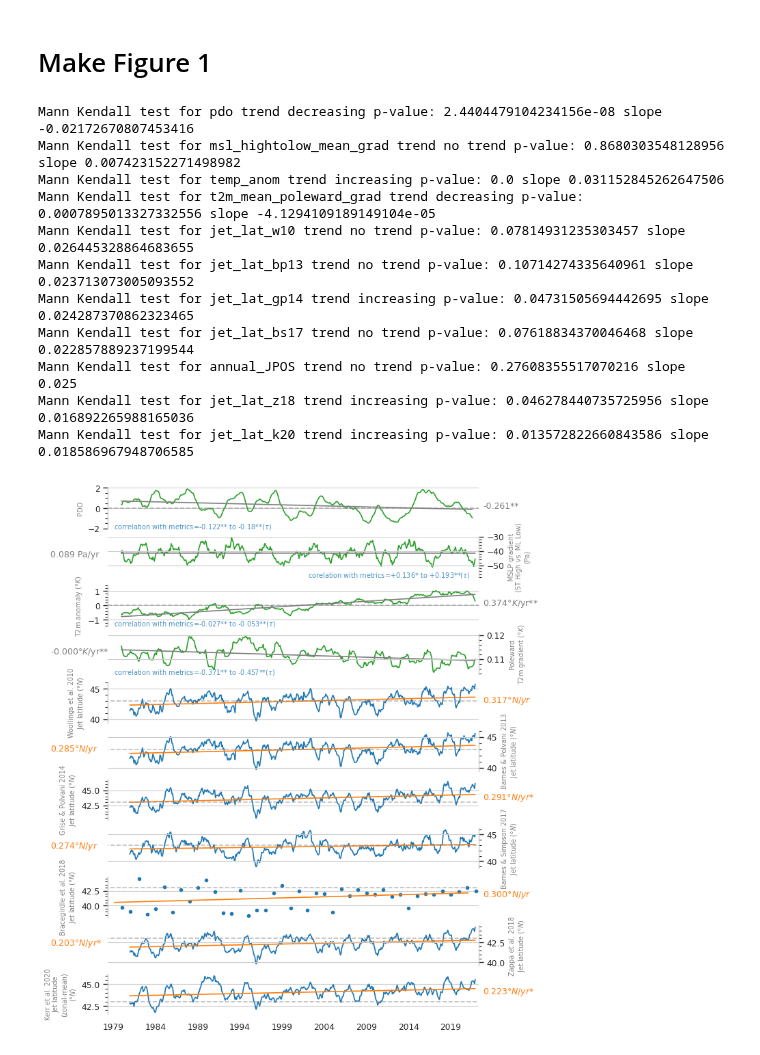
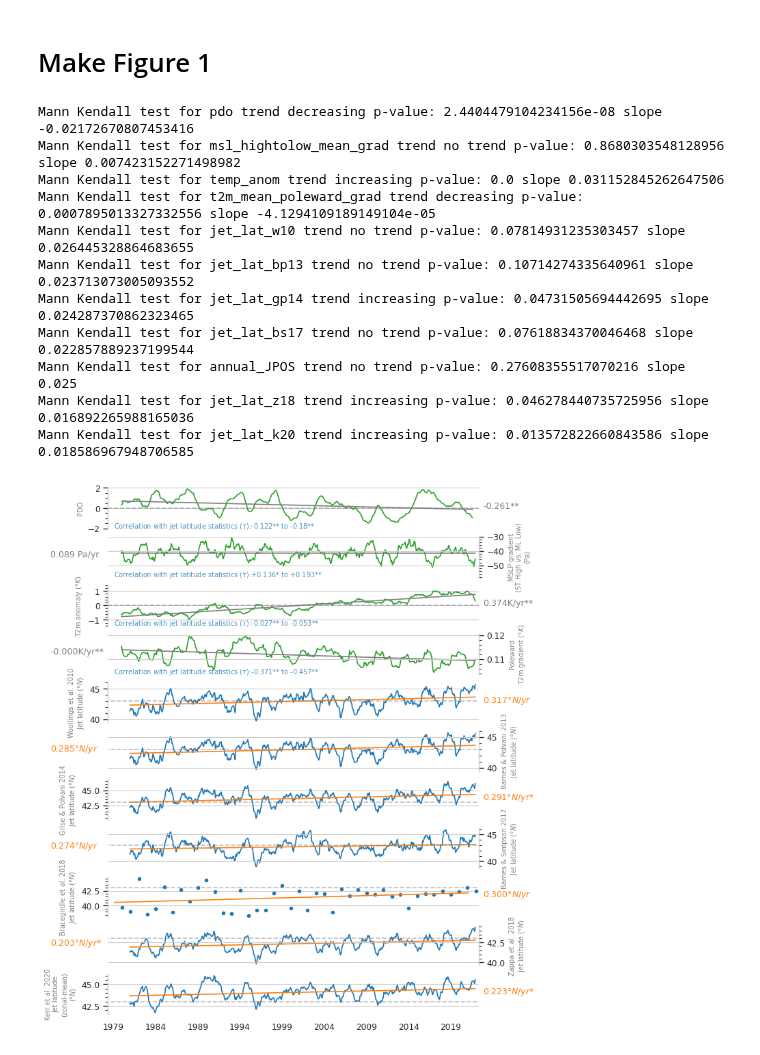
Before and after one commit to Thomasjkeel/uncertainty-in-npac-jet-shift, a Jupyter notebook: Figure_1.ipynb, the cells around one changed output. Drawn from its saved outputs; the diff is of its cells as text; code cells hidden in the pictures.

```diff
--- a/Figure_1.ipynb
+++ b/Figure_1.ipynb
@@ -289,7 +277,7 @@ ylabels = ["PDO", "MSLP gradient\n(ST High vs. ML Low)\n(Pa)", "T2m anomaly (${\
            "Zappa et al. 2018\nJet latitude (${\degree N}$)",\
           "Kerr et al. 2020\nJet latitude\n(zonal-mean)\n(${\degree N}$)"]
 
-slope_units = ["", " Pa/yr", "${\degree K}$/yr", "${\degree K}$/yr"]
+slope_units = ["", " Pa/yr", "K/yr", "K/yr"]
 
 all_data_1m_resampled['pdo'].rolling(window=WINDOW_SIZE).mean().plot(ax=axes[0], c='C2')
 axes[0].set_ylim(-2, 2)
@@ -393,33 +381,33 @@ for n in range(0, 4):
     ymin, ymax = axes[n].get_ylim()
     tau_min, tau_max = round(kendall_corr_set[cols_to_plot[n]].iloc[5:].min(), 3), round(kendall_corr_set[cols_to_plot[n]].iloc[5:].max(), 3)
     if abs(tau_min) > abs(tau_max):
-        axes[n].text(s="correlation with metrics="+f"{tau_max}** to {tau_min}**"+r"($\tau$)", x=xmin, y=ymin-(abs(ymin)//10), fontsize=7, c='C0', alpha=.8)
+        axes[n].text(s="Correlation with jet latitude statistics "+r"($\tau$):"+f"{tau_max}** to {tau_min}**", x=xmin, y=ymin-(abs(ymin)//10), fontsize=7, c='C0', alpha=.8)
     else:
         asterixs = "**"
         if n == 1:
             asterixs = "*"
-        axes[n].text(s="corelation with metrics="+f"+{tau_min}{asterixs} to +{tau_max}**"+r"($\tau$)", x=xmax-(xmax//2.6), y=ymin, fontsize=7, c='C0', alpha=.8)
+        axes[n].text(s="Correlation with jet latitude statistics "+r"($\tau$):"+f"+{tau_min}{asterixs} to +{tau_max}**", x=xmin, y=ymin, fontsize=7, c='C0', alpha=.8)
 
 for n in range(4, 11):
     if n % 2 != 1:
         axes[n].hlines(43, 0, 680, color='gray', alpha=0.5, linestyle='--')
 
 for ax in axes:
     ax.set_xlim(100, 628)
 
 axes[-1].set_xlabel("")
 fig.subplots_adjust(hspace=0.2)
 # fig.savefig('figures/figure_1_annual.png', dpi=300, bbox_inches='tight', transparent=False)
 # %% [output]
 Mann Kendall test for pdo trend decreasing p-value: 2.4404479104234156e-08 slope -0.02172670807453416
 Mann Kendall test for msl_hightolow_mean_grad trend no trend p-value: 0.8680303548128956 slope 0.007423152271498982
 Mann Kendall test for temp_anom trend increasing p-value: 0.0 slope 0.031152845262647506
 Mann Kendall test for t2m_mean_poleward_grad trend decreasing p-value: 0.0007895013327332556 slope -4.1294109189149104e-05
 Mann Kendall test for jet_lat_w10 trend no trend p-value: 0.07814931235303457 slope 0.026445328864683655
 Mann Kendall test for jet_lat_bp13 trend no trend p-value: 0.10714274335640961 slope 0.023713073005093552
 Mann Kendall test for jet_lat_gp14 trend increasing p-value: 0.04731505694442695 slope 0.024287370862323465
 Mann Kendall test for jet_lat_bs17 trend no trend p-value: 0.07618834370046468 slope 0.022857889237199544
 Mann Kendall test for annual_JPOS trend no trend p-value: 0.27608355517070216 slope 0.025
 Mann Kendall test for jet_lat_z18 trend increasing p-value: 0.046278440735725956 slope 0.016892265988165036
 Mann Kendall test for jet_lat_k20 trend increasing p-value: 0.013572822660843586 slope 0.018586967948706585
-[figure, old version]
+[figure, new version]
```
Also changed, not shown: parts of 27 cells of this notebook, 1 other file.
